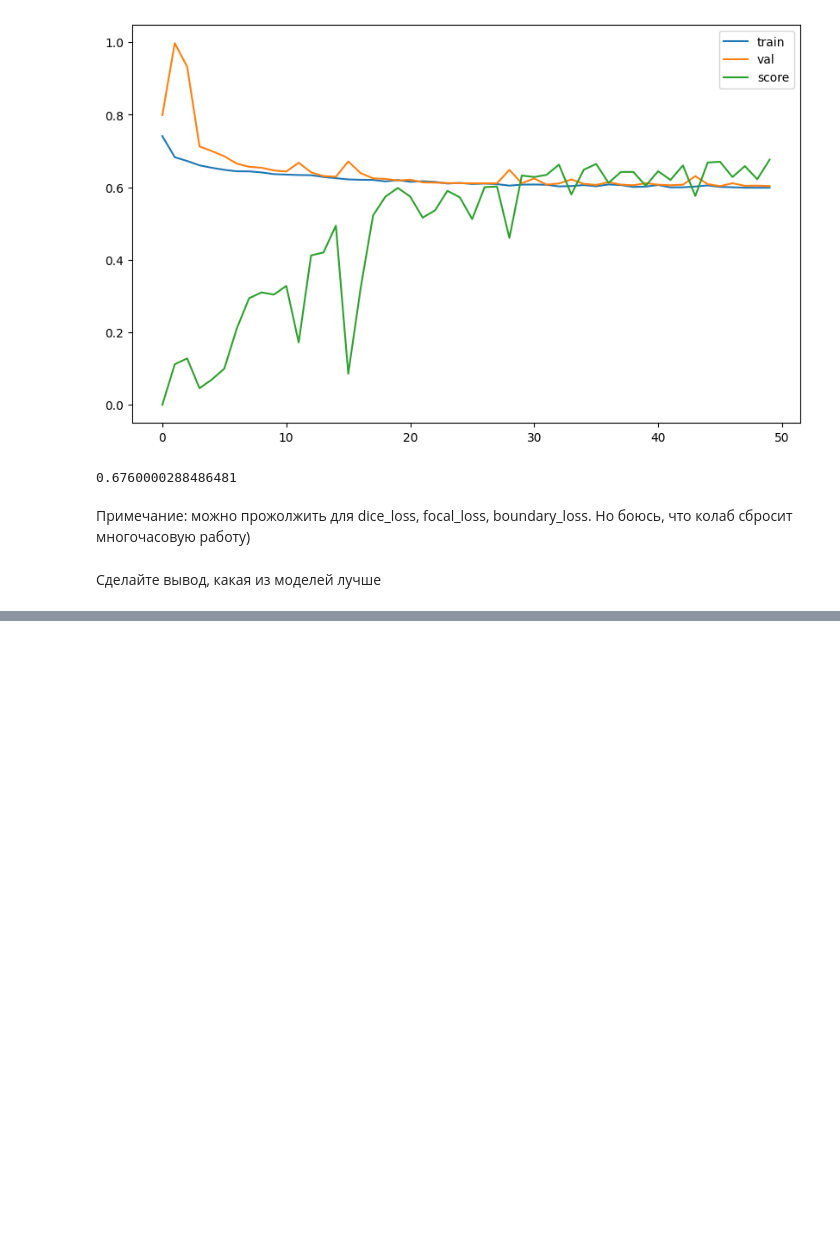
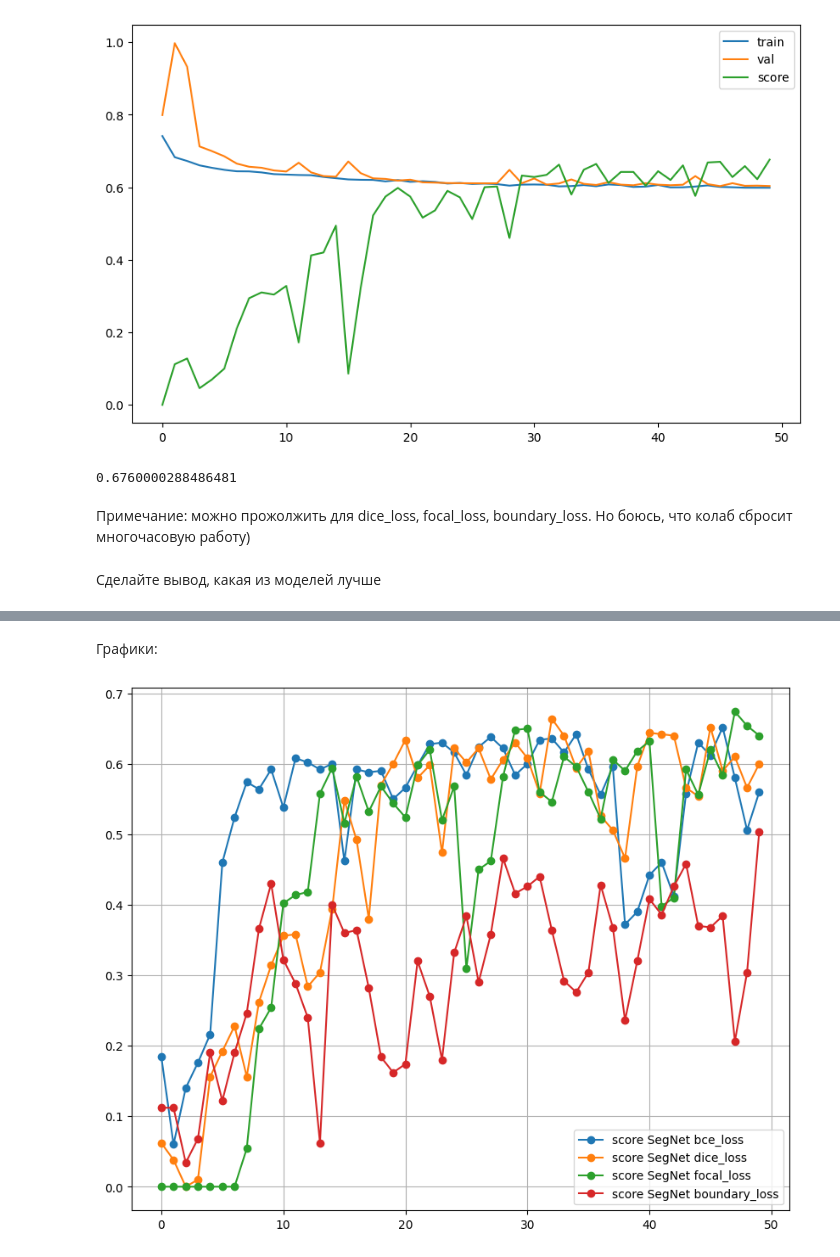
Before and after one commit to vasil-gr/DeepLearningSchool, a Jupyter notebook: DLS. HW6. Semantic Segmentation (Block 16, tasks 1-3).ipynb, the cells around one changed output, grey strips where cells are left out. Drawn from its saved outputs; the diff is of its cells as text; code cells hidden in the pictures; blank space fills up the shorter version.

```diff
--- a/DLS. HW6. Semantic Segmentation (Block 16, tasks 1-3).ipynb
+++ b/DLS. HW6. Semantic Segmentation (Block 16, tasks 1-3).ipynb
@@ -1112,0 +1135,2 @@ print(max(unet2_bce_hist[2]))
+# %% [markdown]
+Графики:
@@ -1112,0 +1139,13 @@ print(max(unet2_bce_hist[2]))
+# %%
+plt.figure(figsize=(10, 8))
+
+plt.plot([float(loss) for loss in segnet_bce_hist[2]], label="score SegNet bce_loss", marker='o')
+plt.plot([float(loss) for loss in segnet_dice_hist[2]], label="score SegNet dice_loss", marker='o')
+plt.plot([float(loss) for loss in segnet_focal_hist[2]], label="score SegNet focal_loss", marker='o')
+plt.plot([float(loss) for loss in segnet_boundary_hist[2]], label="score SegNet boundary_loss", marker='o')
+
+plt.legend()
+plt.grid(True)
+plt.show()
+# %% [output]
+[figure, added]
```
Also changed, not shown: parts of 4 cells of this notebook.
